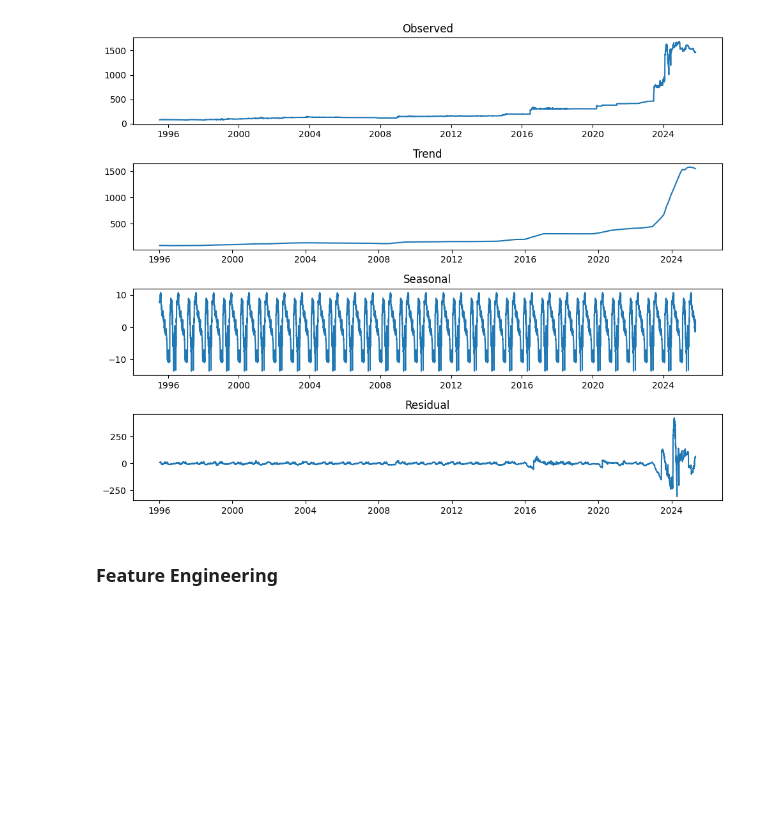
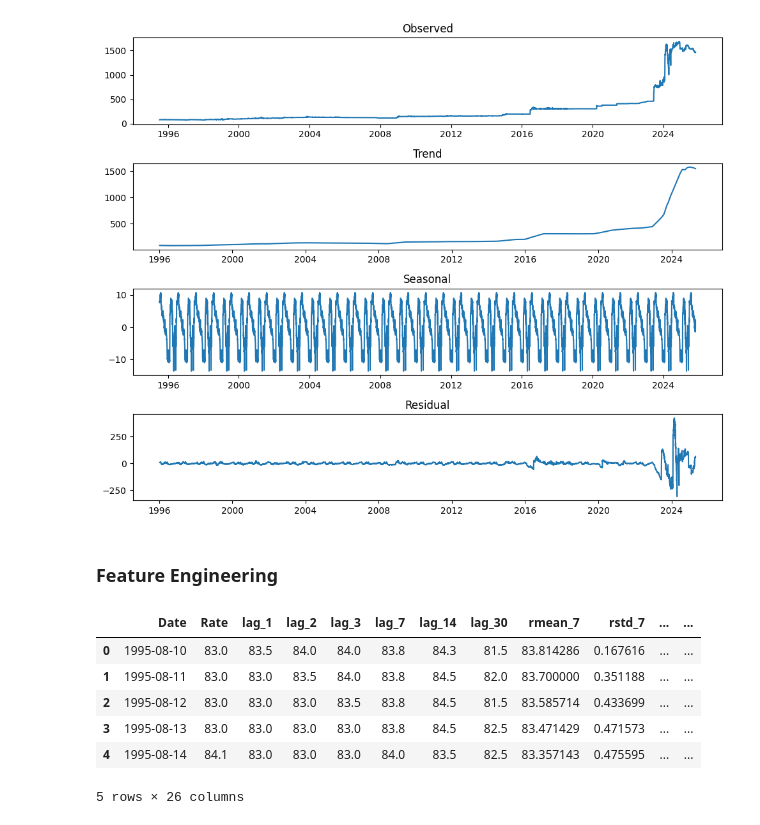
Before and after one commit to Samuel-Ozechi/NGForexCast, a Jupyter notebook: notebooks/exploration.ipynb, the cells around one changed output. Saved outputs shown, nothing was run; the diff lists cells and outputs as text; code cells hidden in the pictures; blank space fills up the shorter version.

```diff
--- a/notebooks/exploration.ipynb
+++ b/notebooks/exploration.ipynb
@@ -141,5 +143,16 @@ df_feat['year'] = df_feat['Date'].dt.year
 # %%
 # Drop initial NaNs after lagging
 df_feat = df_feat.dropna().reset_index(drop=True)
+# %%
+# Display the feature engineered data
+df_feat.head()
+# %% [output]
+|  | Date | Rate | lag_1 | lag_2 | lag_3 | lag_7 | lag_14 | lag_30 | rmean_7 | rstd_7 | ... | ... |
+| 0 | 1995-08-10 | 83.0 | 83.5 | 84.0 | 84.0 | 83.8 | 84.3 | 81.5 | 83.814286 | 0.167616 | ... | ... |
+| 1 | 1995-08-11 | 83.0 | 83.0 | 83.5 | 84.0 | 83.8 | 84.5 | 82.0 | 83.700000 | 0.351188 | ... | ... |
+| 2 | 1995-08-12 | 83.0 | 83.0 | 83.0 | 83.5 | 83.8 | 84.5 | 81.5 | 83.585714 | 0.433699 | ... | ... |
+| 3 | 1995-08-13 | 83.0 | 83.0 | 83.0 | 83.0 | 83.8 | 84.5 | 82.5 | 83.471429 | 0.471573 | ... | ... |
+| 4 | 1995-08-14 | 84.1 | 83.0 | 83.0 | 83.0 | 84.0 | 83.5 | 82.5 | 83.357143 | 0.475595 | ... | ... |
+5 rows × 26 columns
 # %%
 # Save the feature engineered data
```
Also changed, not shown: parts of 3 cells of this notebook.
